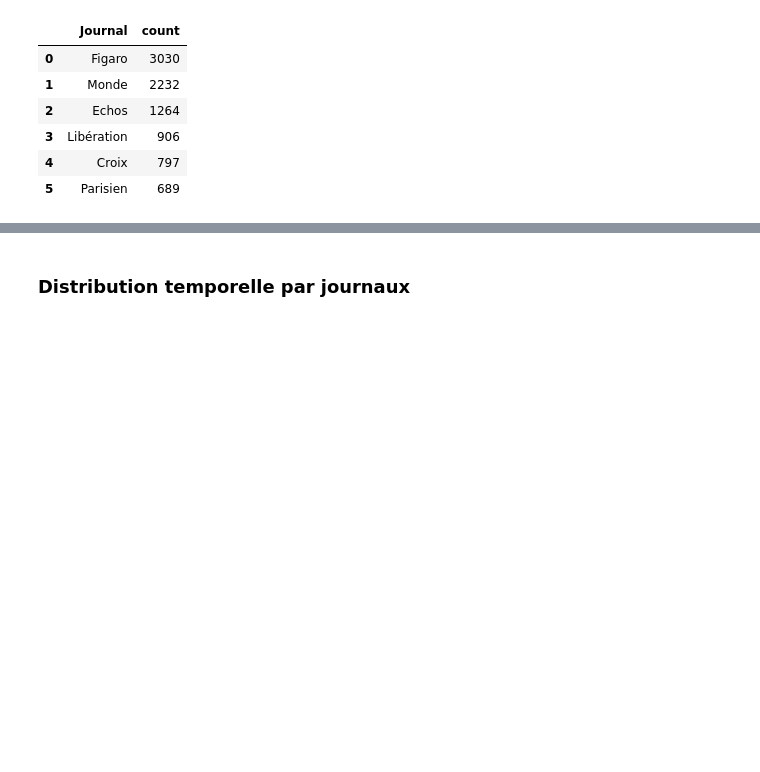
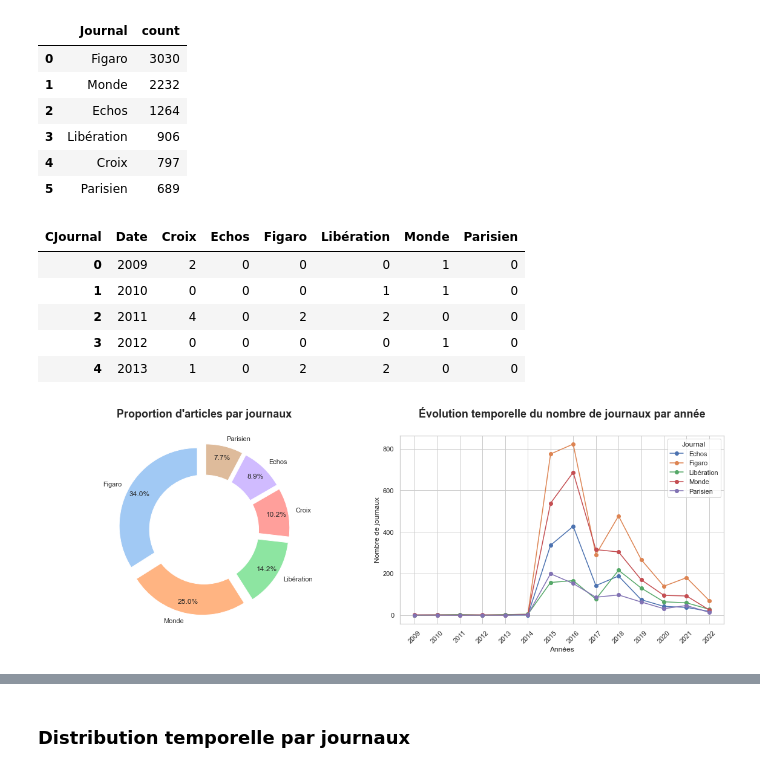
Before and after one commit to cmllbll/Projet_DSSS_2023, a Jupyter notebook: stat_desc.ipynb, the cells around one changed output, grey strips where cells are left out. Drawn from its saved outputs; the diff is of its cells as text; code cells hidden in the pictures; blank space fills up the shorter version.

```diff
--- a/stat_desc.ipynb
+++ b/stat_desc.ipynb
@@ -45,3 +69,56 @@ pd.DataFrame(comptages).reset_index(names="Journal").rename(columns={"CJournal":
 | 3 | Libération | 906 |
 | 4 | Croix | 797 |
 | 5 | Parisien | 689 |
+# %%
+labels = df["CJournal"].unique().tolist()
+# Couleurs personnalisées
+colors = sns.color_palette('pastel')[0:len(comptages)]
+
+plt.figure(figsize=(16, 6))
+
+# Premier sous-tracé
+explode = (0.1, 0.1, 0.1, 0.1, 0.1, 0.1)
+plt.subplot(1, 2, 1)
+plt.pie(comptages, colors = colors, labels=labels, autopct='%1.1f%%', startangle=90, pctdistance=0.85, explode = explode)
+#draw circle
+centre_circle = plt.Circle((0,0),0.70,fc='white')
+fig = plt.gcf()
+fig.gca().add_artist(centre_circle)
+# Equal aspect ratio ensures that pie is drawn as a circle
+plt.title('Proportion d\'articles par journaux', fontsize=18, loc='center', pad=30, weight='bold')
+# plt.tight_layout()
+plt.axis('equal')
+
+
+# Deuxième sous-tracé
+plt.subplot(1, 2, 2)
+df_yearly = df.groupby([df['Date'].dt.year, df['CJournal']]).size().unstack(fill_value=0)
+
+# df_yearly.plot(kind='line', marker='o', linewidth=2)
+# plt.plot(data=df_yearly, kind='line', marker='o', linewidth=2)
+df_yearly.reset_index(inplace=True)
+display(df_yearly.head())
+for journal in df_yearly.columns[2:]:  # En excluant la colonne 'Date'
+    plt.plot(df_yearly['Date'].astype(int), df_yearly[journal], marker='o', label=journal)
+
+plt.title('Évolution temporelle du nombre de journaux par année', fontsize=18, loc='center', pad=30, weight='bold')
+plt.xlabel('Années')
+plt.ylabel('Nombre de journaux')
+plt.xticks(range(2009,2023), rotation=45)
+# plt.xlim(2009,2023)
+plt.legend(title='Journal')
+plt.grid(True)
+plt.tight_layout()
+# plt.axis('equal')
+
+
+plt.tight_layout()  # Ajuster le tracé pour éviter les coupures
+plt.show()
+# %% [output]
+| CJournal | Date | Croix | Echos | Figaro | Libération | Monde | Parisien |
+| 0 | 2009 | 2 | 0 | 0 | 0 | 1 | 0 |
+| 1 | 2010 | 0 | 0 | 0 | 1 | 1 | 0 |
+| 2 | 2011 | 4 | 0 | 2 | 2 | 0 | 0 |
+| 3 | 2012 | 0 | 0 | 0 | 0 | 1 | 0 |
+| 4 | 2013 | 1 | 0 | 2 | 2 | 0 | 0 |
+[figure, added]
```
Also changed, not shown: parts of 2 cells of this notebook, 3 other files.
